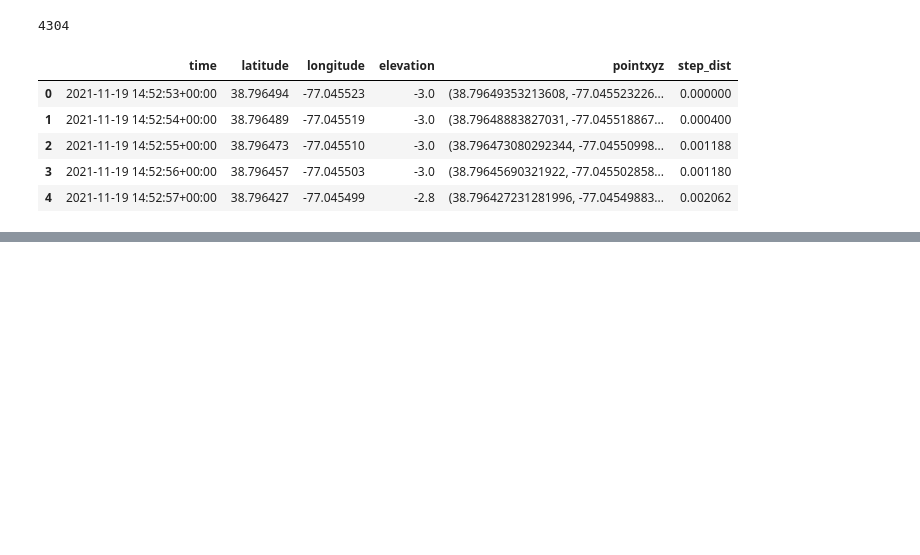
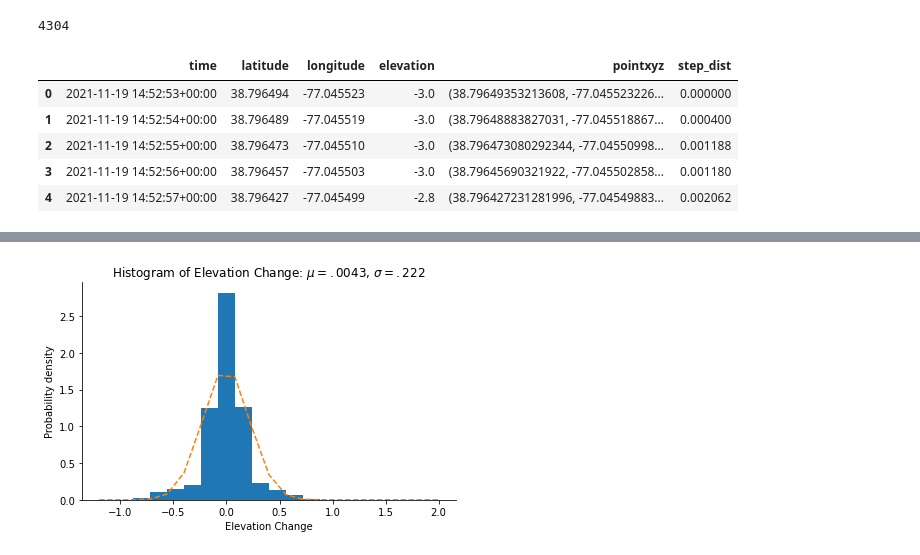
Before and after one commit to lrhf97/gpx_analysis, a Jupyter notebook: route_analysis.ipynb, the cells around one changed output, grey strips where cells are left out. Cells and saved outputs as stored; diff of their text form; code cells hidden in the pictures; blank space fills up the shorter version.

```diff
--- a/route_analysis.ipynb
+++ b/route_analysis.ipynb
@@ -216,0 +304,28 @@ route_2loop_df[10:20]
+# %%
+n_bins = 20
+
+# Generate two normal distributions
+dist1 = el_dist_df
+
+mu = dist1.mean()[0]  # mean of distribution
+sigma = dist1.std()[0]  # standard deviation of distribution
+
+fig, ax = plt.subplots()
+
+# We can set the number of bins with the *bins* keyword argument.
+n, bins, patches = ax.hist(dist1, bins=n_bins, density=True)
+
+# # add a 'best fit' line
+y = ((1 / (np.sqrt(2 * np.pi) * sigma)) *
+     np.exp(-0.5 * (1 / sigma * (bins - mu))**2))
+
+ax.plot(bins, y, '--')
+ax.set_xlabel('Elevation Change')
+ax.set_ylabel('Probability density')
+ax.set_title(r'Histogram of Elevation Change: $\mu=.0043$, $\sigma=.222$')
+
+# # # Tweak spacing to prevent clipping of ylabel
+fig.tight_layout()
+plt.show()
+# %% [output]
+[figure, added]
```
Also changed, not shown: parts of 10 cells of this notebook.
